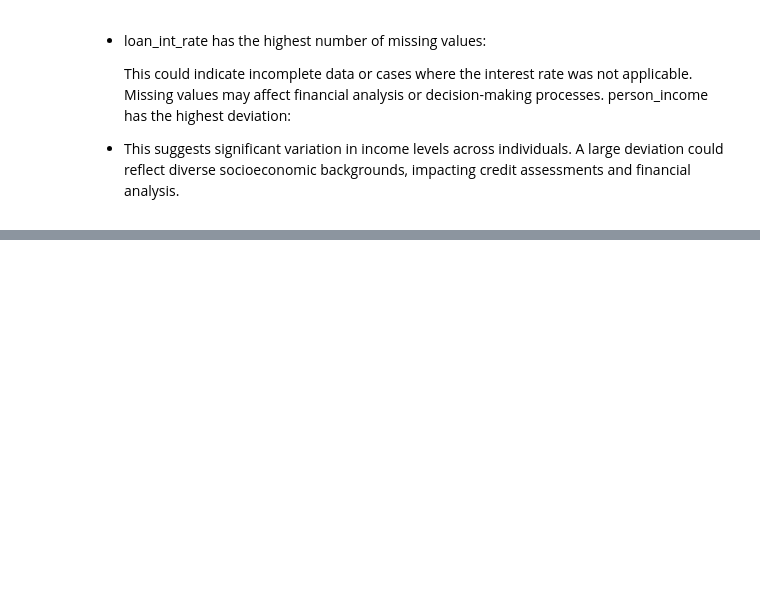
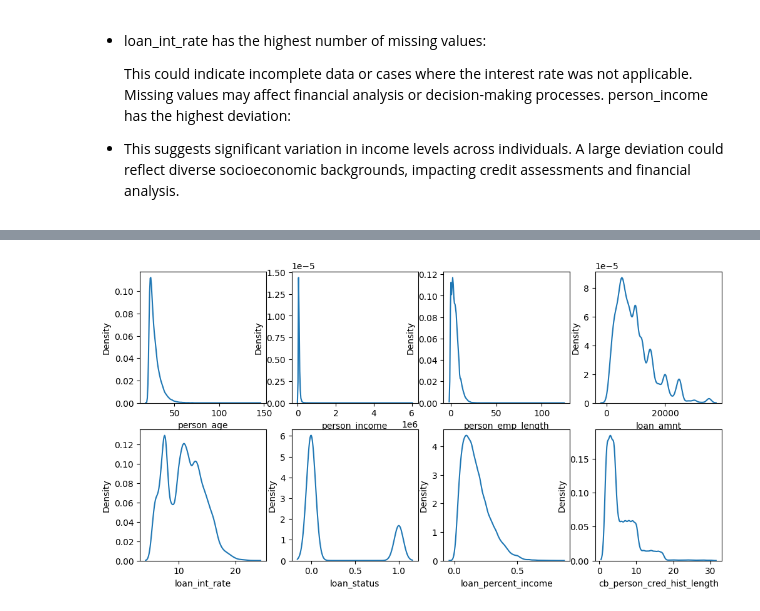
Before and after one commit to rimraf-adi/loan, a Jupyter notebook: notebook.ipynb, the cells around one changed output, grey strips where cells are left out. Drawn from its saved outputs; the diff is of its cells as text; code cells hidden in the pictures; blank space fills up the shorter version.

```diff
--- a/notebook.ipynb
+++ b/notebook.ipynb
@@ -90,0 +103,16 @@ sns.barplot(df.nunique())
+# %%
+numerical_features = []
+categorical_features = []
+
+for i in df.columns:
+    if df[i].dtype == 'object':
+        categorical_features.append(i)
+    else:
+        numerical_features.append(i)
+# %%
+plt.figure(figsize=(12,6))
+for index,value in enumerate(numerical_features):
+    plt.subplot(2,4,index+1)
+    sns.kdeplot(df[value],)
+# %% [output]
+[figure, added]
```
Also changed, not shown: parts of 5 cells of this notebook, 1 other file.
